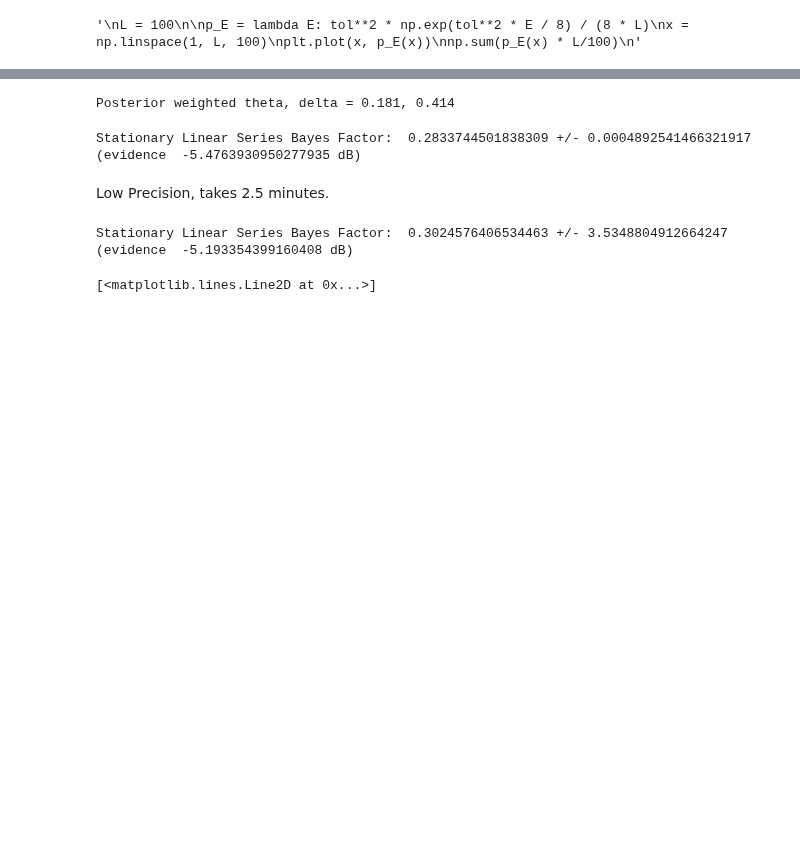
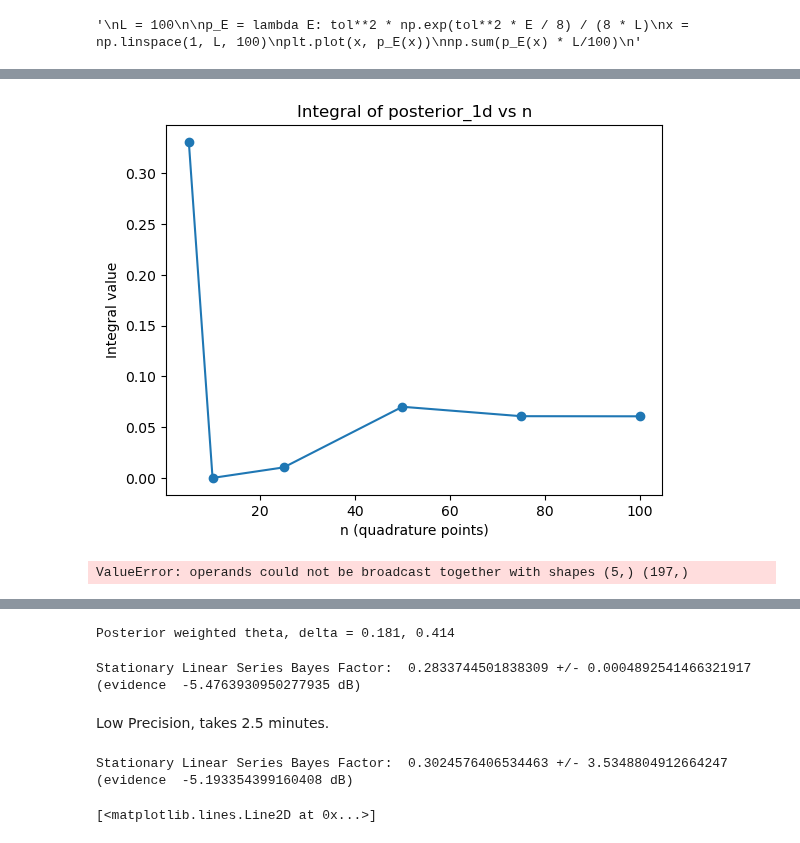
Before and after one commit to kenflat2/NS-Map, a Jupyter notebook: jupyter_notebooks/BayesianNonstationaryDetection.ipynb, the cells around one changed output, grey strips where cells are left out. Cells and saved outputs as stored; diff of their text form; code cells hidden in the pictures; blank space fills up the shorter version.

```diff
--- a/jupyter_notebooks/BayesianNonstationaryDetection.ipynb
+++ b/jupyter_notebooks/BayesianNonstationaryDetection.ipynb
@@ -174,3 +302,27 @@ plt.plot(Xr)
+# %%
+n_values = [5, 10, 25, 50, 75, 100]
+integrals = []
+
+for n in n_values:
+    integral, _ = fixed_quad(
+        posterior_1d,
+        0, 150,
+        args=(data_E, lambda1),
+        n=n
+    )
+    integrals.append(integral)
+
+plt.plot(n_values, integrals, marker='o')
+plt.xlabel('n (quadrature points)')
+plt.ylabel('Integral value')
+plt.title('Integral of posterior_1d vs n')
+plt.show()
+# %% [output]
+[figure, added]
+# %%
+fixed_quad(posterior_1d, 0, 150, args=(data_E, lambda1))
+# %% [output]
+ValueError: operands could not be broadcast together with shapes (5,) (197,)
 # %%
 # High Precision, takes 4.5 minutes.
 # %%
```
Also changed, not shown: parts of 11 cells of this notebook, 4 other files.
